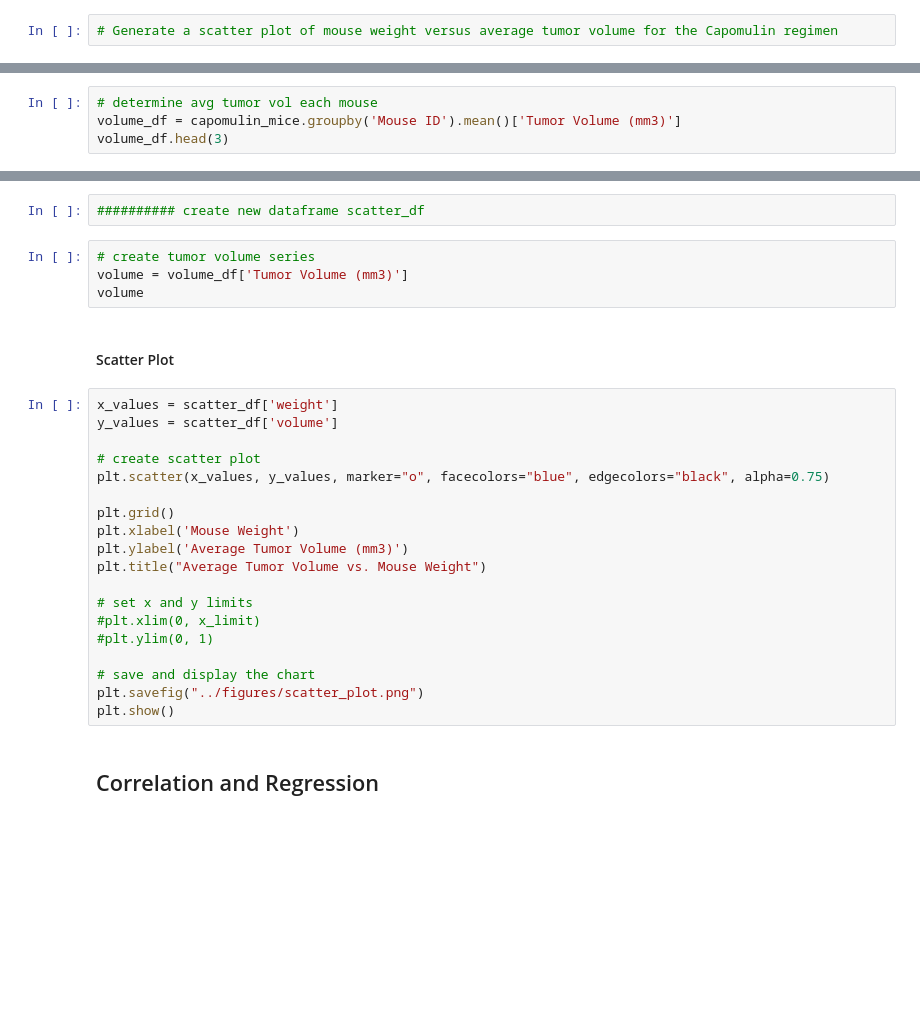
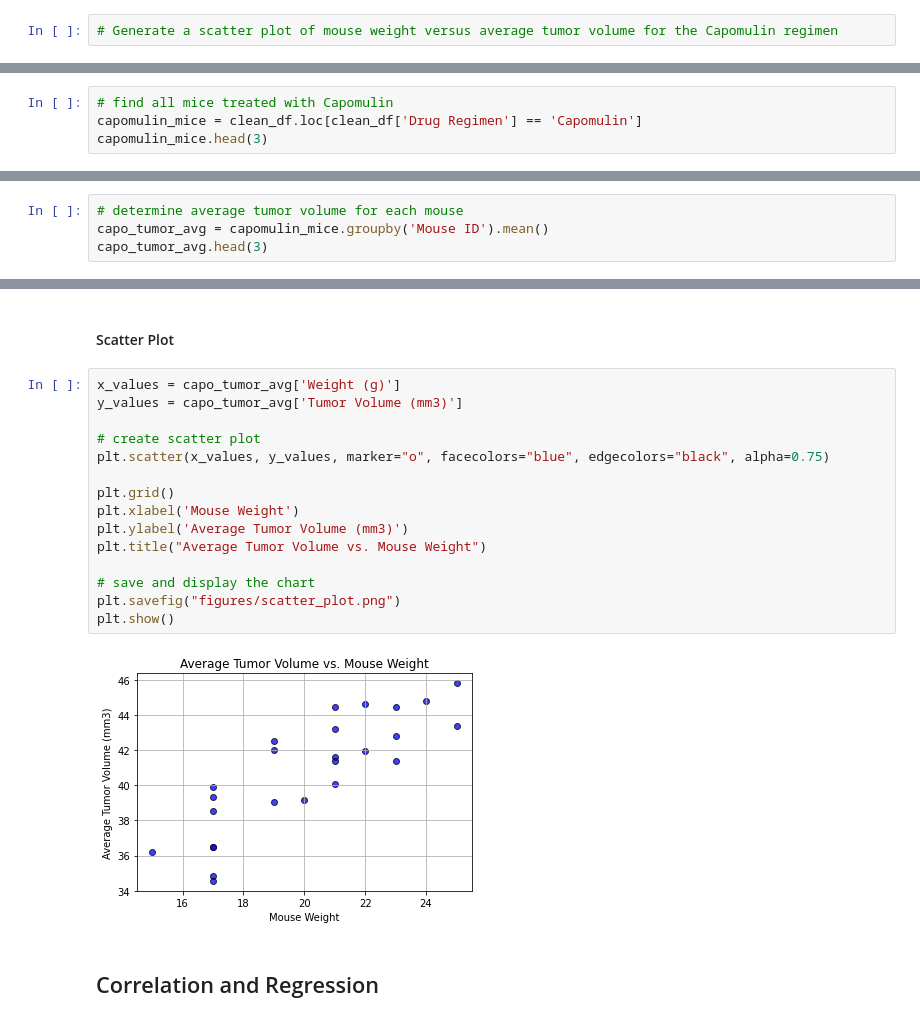
Before and after one commit to daviddamon/matplotlib-challenge, a Jupyter notebook: Pymaceuticals/pymaceuticals_revised.ipynb, the cells around one changed output, grey strips where cells are left out. Drawn from its saved outputs; the diff is of its cells as text; blank space fills up the shorter version.

```diff
--- a/Pymaceuticals/pymaceuticals_revised.ipynb
+++ b/Pymaceuticals/pymaceuticals_revised.ipynb
@@ -486,0 +496,4 @@ weight
+# %%
+# find all mice treated with Capomulin
+capomulin_mice = clean_df.loc[clean_df['Drug Regimen'] == 'Capomulin']
+capomulin_mice.head(3)
@@ -487,4 +505,4 @@ weight
 # %%
-# determine avg tumor vol each mouse
-volume_df = capomulin_mice.groupby('Mouse ID').mean()['Tumor Volume (mm3)']
-volume_df.head(3)
+# determine average tumor volume for each mouse
+capo_tumor_avg = capomulin_mice.groupby('Mouse ID').mean()
+capo_tumor_avg.head(3)
@@ -491,30 +515,22 @@ volume_df.head(3)
-# %%
-########## create new dataframe scatter_df
-# %%
-# create tumor volume series
-volume = volume_df['Tumor Volume (mm3)']
-volume
 # %% [markdown]
 #### Scatter Plot
 # %%
-x_values = scatter_df['weight']
-y_values = scatter_df['volume']
+x_values = capo_tumor_avg['Weight (g)']
+y_values = capo_tumor_avg['Tumor Volume (mm3)']
 
 # create scatter plot
 plt.scatter(x_values, y_values, marker="o", facecolors="blue", edgecolors="black", alpha=0.75)
 
 plt.grid()
 plt.xlabel('Mouse Weight')
 plt.ylabel('Average Tumor Volume (mm3)')
 plt.title("Average Tumor Volume vs. Mouse Weight")
 
-# set x and y limits
-#plt.xlim(0, x_limit)
-#plt.ylim(0, 1)
-
 # save and display the chart
-plt.savefig("../figures/scatter_plot.png")
+plt.savefig("figures/scatter_plot.png")
 plt.show()
+# %% [output]
+[figure, added]
 # %% [markdown]
 ## Correlation and Regression
 # %%
```
Also changed, not shown: parts of 13 cells of this notebook, 5 other files.
